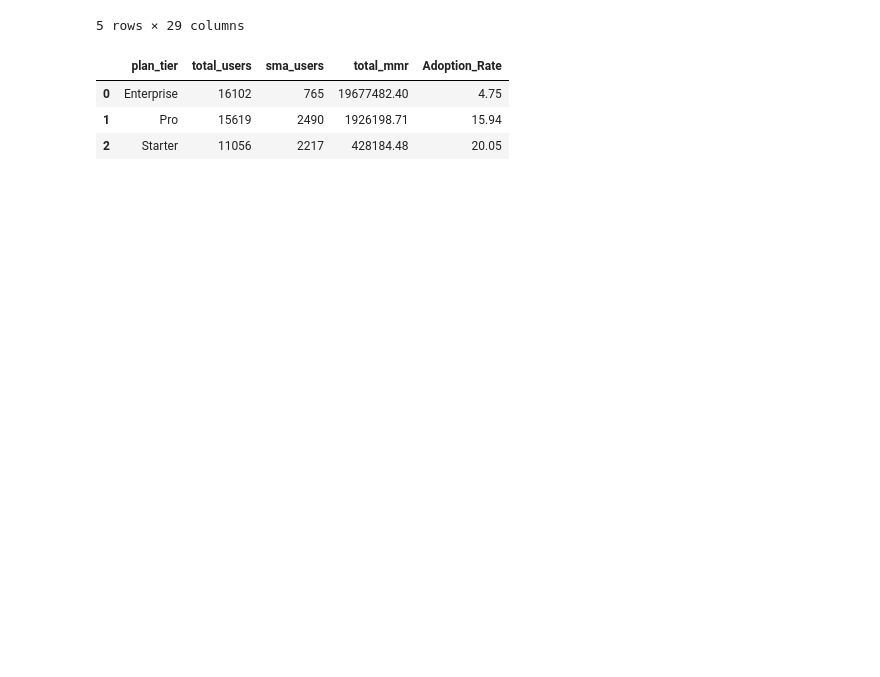
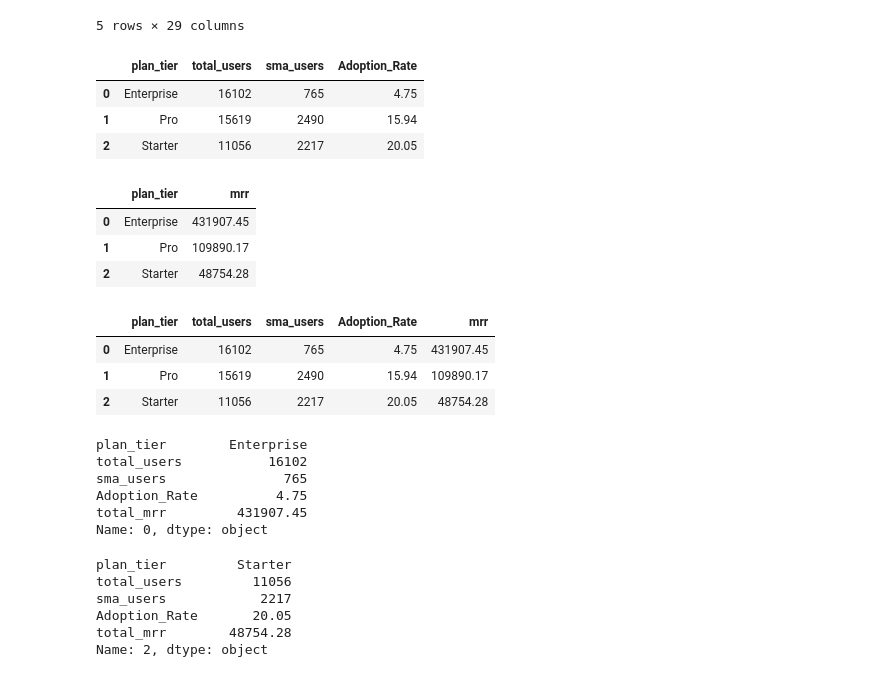
Before and after one commit to Vaishnav09/ai-product-impact-analysis, a Jupyter notebook: notebooks/01_data_exploration.ipynb, the cells around one changed output. Drawn from its saved outputs; the diff is of its cells as text; code cells hidden in the pictures; blank space fills up the shorter version.

```diff
--- a/notebooks/01_data_exploration.ipynb
+++ b/notebooks/01_data_exploration.ipynb
@@ -402,10 +402,27 @@ tier_summary = new.groupby('plan_tier').agg(total_users=('user_id','count'), sma
 # %%
 tier_summary['Adoption_Rate'] = round((tier_summary['sma_users']/tier_summary['total_users'])*100,2)
 # %%
-tier_summary.drop('total_mmr')
+
 tier_summary
 # %% [output]
-|  | plan_tier | total_users | sma_users | total_mmr | Adoption_Rate |
-| 0 | Enterprise | 16102 | 765 | 19677482.40 | 4.75 |
-| 1 | Pro | 15619 | 2490 | 1926198.71 | 15.94 |
-| 2 | Starter | 11056 | 2217 | 428184.48 | 20.05 |
+|  | plan_tier | total_users | sma_users | Adoption_Rate |
+| 0 | Enterprise | 16102 | 765 | 4.75 |
+| 1 | Pro | 15619 | 2490 | 15.94 |
+| 2 | Starter | 11056 | 2217 | 20.05 |
+# %%
+mrr_df = subscriptions.groupby('plan_tier')['mrr'].sum().reset_index()
+mrr_df
+# %% [output]
+|  | plan_tier | mrr |
+| 0 | Enterprise | 431907.45 |
+| 1 | Pro | 109890.17 |
+| 2 | Starter | 48754.28 |
+# %%
+
+plan_tier_summary_df = tier_summary.merge(mrr_df)
+plan_tier_summary_df
+# %% [output]
+|  | plan_tier | total_users | sma_users | Adoption_Rate | mrr |
+| 0 | Enterprise | 16102 | 765 | 4.75 | 431907.45 |
+| 1 | Pro | 15619 | 2490 | 15.94 | 109890.17 |
+| 2 | Starter | 11056 | 2217 | 20.05 | 48754.28 |
@@ -411,0 +431,18 @@ tier_summary
+# %%
+plan_tier_summary_df.loc[plan_tier_summary_df['total_mrr'].idxmax()]
+# %% [output]
+plan_tier        Enterprise
+total_users           16102
+sma_users               765
+Adoption_Rate          4.75
+total_mrr         431907.45
+Name: 0, dtype: object
+# %%
+plan_tier_summary_df.loc[plan_tier_summary_df['Adoption_Rate'].idxmax()]
+# %% [output]
+plan_tier         Starter
+total_users         11056
+sma_users            2217
+Adoption_Rate       20.05
+total_mrr        48754.28
+Name: 2, dtype: object
```
Also changed, not shown: parts of 21 cells of this notebook.
